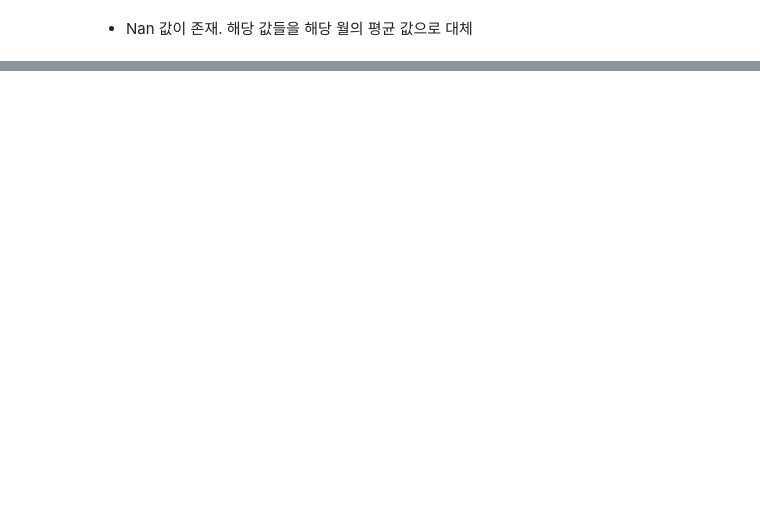
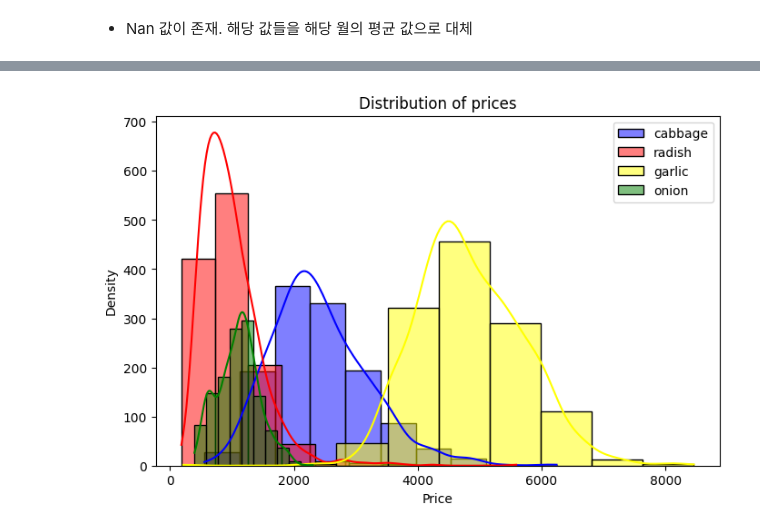
Before and after one commit to turtle-jaewoo/SE_Project, a Jupyter notebook: SE_Project.ipynb, the cells around one changed output, grey strips where cells are left out. Drawn from its saved outputs; the diff is of its cells as text; code cells hidden in the pictures; blank space fills up the shorter version.

```diff
--- a/SE_Project.ipynb
+++ b/SE_Project.ipynb
@@ -92,0 +174,17 @@ dtype: int64
+# %%
+import seaborn as sns
+
+plt.figure(figsize = (8, 5))
+
+sns.histplot(train_data['cabbage'], bins = 10, kde = True, label = 'cabbage', color = 'blue', edgecolor = 'black')
+sns.histplot(train_data['radish'], bins = 10, kde = True, label = 'radish', color = 'red', edgecolor = 'black')
+sns.histplot(train_data['garlic'], bins = 10, kde = True, label = 'garlic', color = 'yellow', edgecolor = 'black')
+sns.histplot(train_data['onion'], bins = 10, kde = True, label = 'onion', color = 'green', edgecolor = 'black')
+
+plt.title('Distribution of prices', fontsize = 12)
+plt.xlabel('Price', fontsize = 10)
+plt.ylabel('Density', fontsize = 10)
+plt.legend()
+plt.show()
+# %% [output]
+[figure, added]
```
Also changed, not shown: parts of 16 cells of this notebook.
